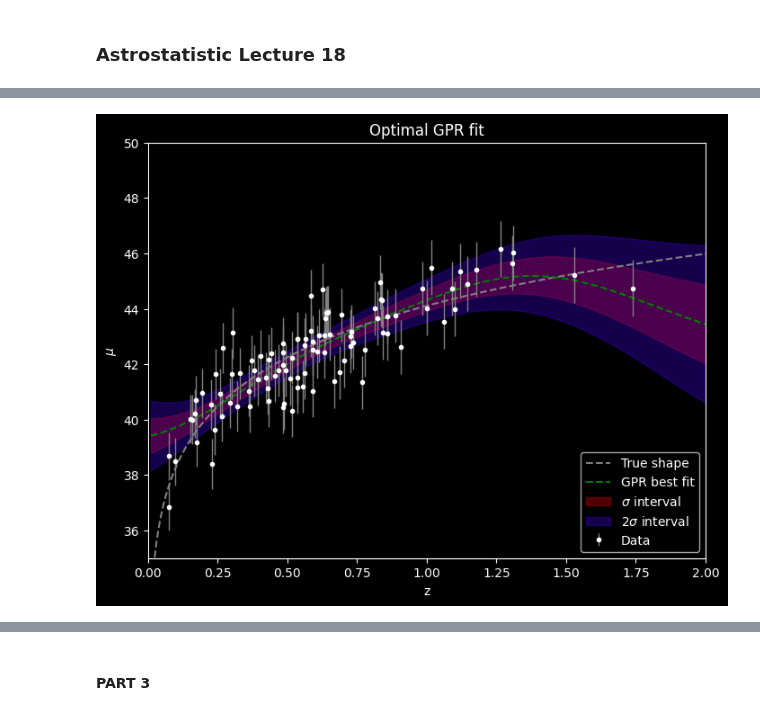
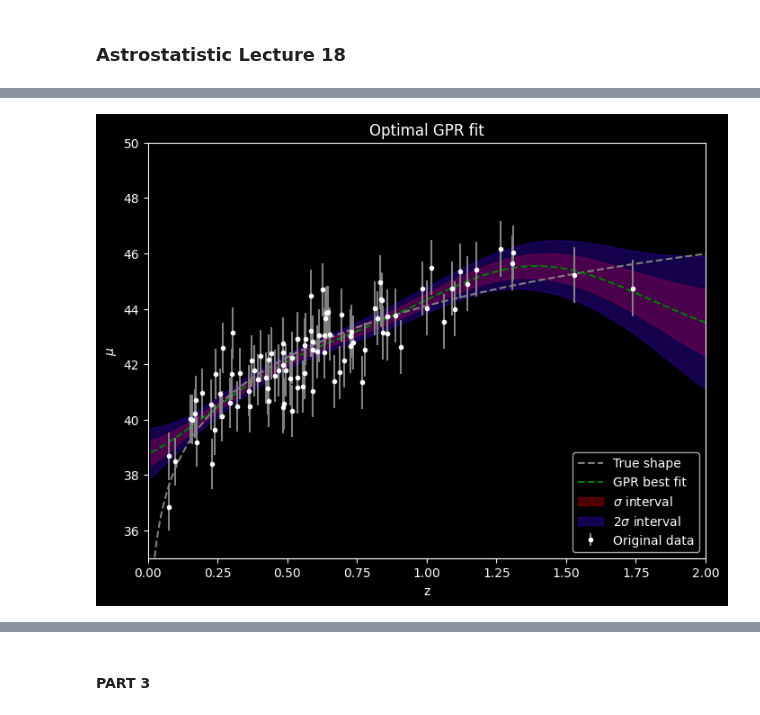
Before and after one commit to RiccardoFanton/astrostatistics_bicocca_2026, a Jupyter notebook: working/Lecture_18.ipynb, the cells around one changed output, grey strips where cells are left out. Cells and saved outputs as stored; diff of their text form; code cells hidden in the pictures.

```diff
--- a/working/Lecture_18.ipynb
+++ b/working/Lecture_18.ipynb
@@ -38,27 +68,16 @@ plt.show()
 # %%
-#try to fit the data with GPR
-#we make the function pass into the data points
-x = z_sample
-x_test = np.linspace(0.01, 2, 10000)
-y=mu_sample  #points in a distribution around the data
-dy=dmu
-
-kernel = kernels.RBF(0.1, (1e-2, 1e2))
-gp = GaussianProcessRegressor(kernel=kernel, alpha=dy**2, random_state=0)  #create the GPR
-
-gp.fit(x[:, None], y)   #fit the GPR
-predic, predic_err = gp.predict(x_test[:, None],
-                         return_std=True)          #predict
-
-print("best-fit theta =", gp.kernel_.theta[0])
+gp.fit(x[:, np.newaxis], y)   #fit the GPR
+predic, predic_err = gp.predict(x_test[:, np.newaxis], return_std=True)          #predict values and errors for the test points
+print("fitted kernel =", gp.kernel_)
+print("log-likelihood =", gp.log_marginal_likelihood_value_) #fitted parameters
 
 plt.figure(figsize=(8, 6))  #plot the GPR with confidence levels and the data
-plt.plot(x_test, predic, linestyle='dashed', color='green', label='GPR')
+plt.plot(x_test, predic, linestyle='dashed', color='green', label='GPR')    #actual gpr
 plt.fill_between(x_test, predic - predic_err, predic + predic_err,
-                color="#FF0000FF", alpha=0.7, label=r'$\sigma$ interval')
+                color="#FF0000", alpha=0.7, label=r'$\sigma$ interval')    #1 sigma interval
 plt.fill_between(x_test, predic - 2 * predic_err, predic + 2 * predic_err,
-                color="#4800FF", alpha=0.5, label=r'2$\sigma$ interval')
-plt.errorbar(z_sample, mu_sample , dmu, fmt='.', ms=6, ecolor='gray', lw=1, label='Data', color='white')
+                color="#4800FF", alpha=0.5, label=r'2$\sigma$ interval')    #2 sigma interval
+plt.errorbar(z_sample, mu_sample , dmu, fmt='.', ms=6, ecolor='gray', label='Original data', color='white')
 plt.xlabel("z")
 plt.ylabel(r"$\mu$")
 plt.legend(loc='lower right')
@@ -116,48 +137,48 @@ best-fit theta = 0.43287612810830595
 # %%
 from astropy.cosmology import LambdaCDM
 
-#true model
+#true model (copy-paste)
 cosmo = LambdaCDM(H0=71, Om0=0.27, Ode0=1-0.27)
 z = np.linspace(0.01, 2, 1000)
 mu_true = cosmo.distmod(z)
 
-#best parametern fit and comparison
+#best parametern fit and comparison with the correct model
 x = z_sample
 x_test = np.linspace(0.01, 2, 1000)
 y=mu_sample
 
-kernel = kernels.RBF(length_scale=best_l, length_scale_bounds="fixed")
+kernel = kernels.RBF(length_scale=best_l, length_scale_bounds="fixed")  #best lengthscale
 
 gp = GaussianProcessRegressor(
     kernel=kernel,
-    alpha=dmu**2,
+    alpha=dmu**2/y.std()**2,
     normalize_y=True,
     random_state=0
 )
 
-gp.fit(x[:, None], y)
+gp.fit(x[:, np.newaxis], y)
 
 predic, predic_err = gp.predict(
-    x_test[:, None],
+    x_test[:, np.newaxis],
     return_std=True
 )
 
 plt.figure(figsize=(8, 6))
-plt.plot(z, mu_true, '--', c='gray', label='True shape')
+plt.plot(z, mu_true, '--', color='gray', label='True shape')
 plt.plot(x_test, predic, linestyle='dashed', color='green', label='GPR best fit')
 plt.fill_between(x_test, predic - predic_err, predic + predic_err,
                 color="#FF0000FF", alpha=0.3, label=r'$\sigma$ interval')
 plt.fill_between(x_test, predic - 2 * predic_err, predic + 2 * predic_err,
                 color="#4800FF", alpha=0.3, label=r'2$\sigma$ interval')
-plt.errorbar(z_sample, mu_sample , dmu, fmt='.', ms=6, ecolor='gray', lw=1, label='Data', color='white', zorder=3)
+plt.errorbar(z_sample, mu_sample , dmu, fmt='.', ms=6, ecolor='gray', label='Original data', color='white', zorder=3)
 plt.xlabel("z")
 plt.ylabel(r"$\mu$")
 plt.legend(loc='lower right')
 plt.title("Optimal GPR fit")
 plt.xlim(0,2)
 plt.ylim(35,50)
 plt.show()
 # %% [output]
-[figure, old version]
+[figure, new version]
 # %%
 #now from this fit we can get the pdf of the data and clone them to generate a bigger sample with same characteristics
```
Also changed, not shown: parts of 16 cells of this notebook.
